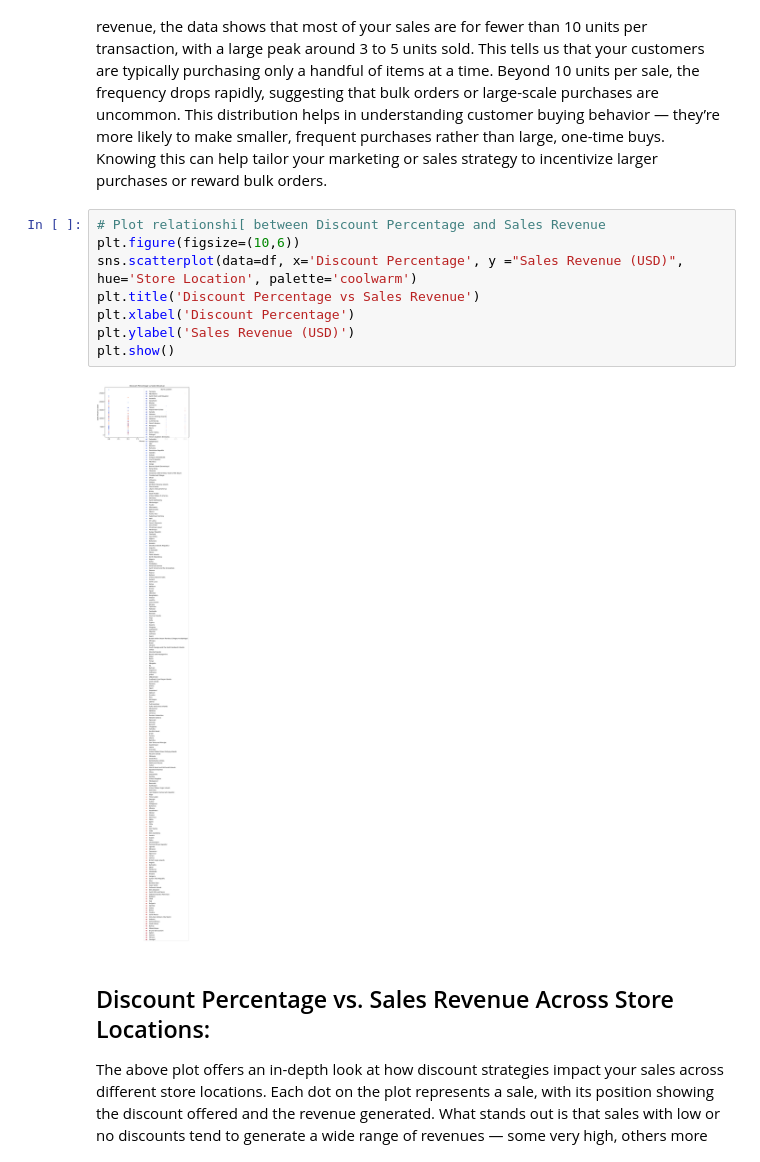
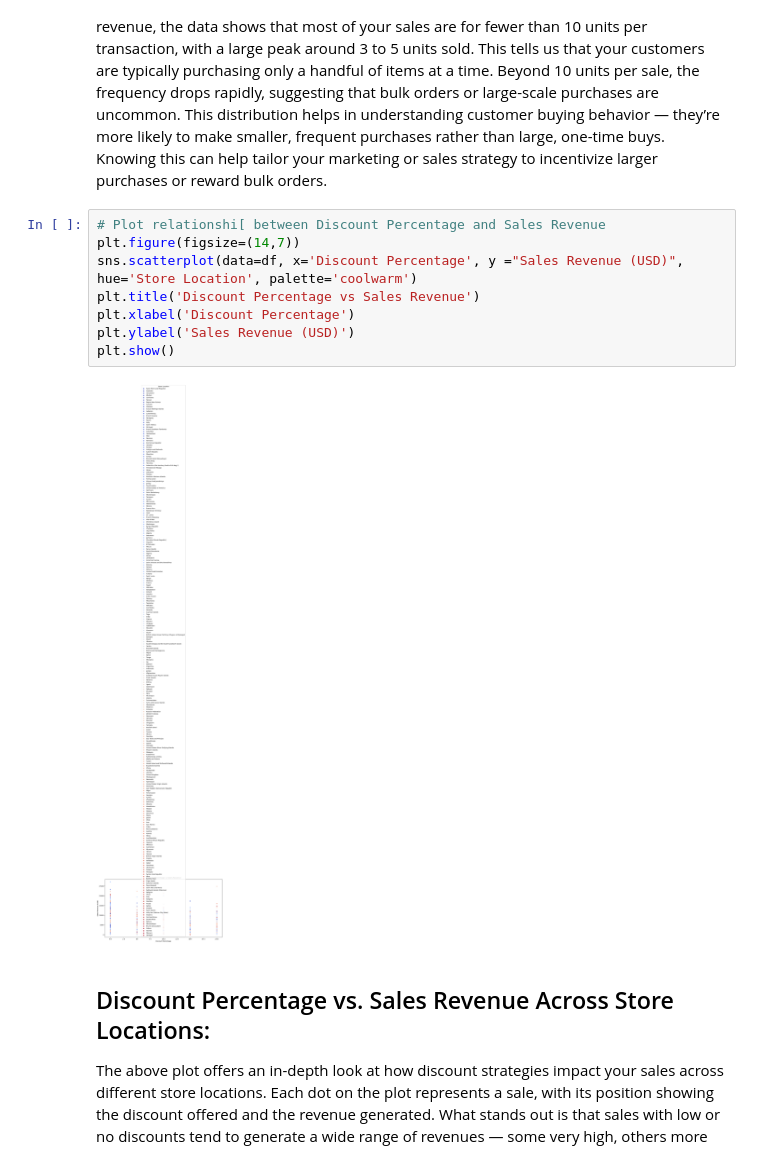
Before and after one commit to CarlitoCrankie/Brainwave_Matrix_Intern, a Jupyter notebook: TASK1/Sales_analysis.ipynb, the cells around one changed output. Cells and saved outputs as stored; diff of their text form.

```diff
--- a/TASK1/Sales_analysis.ipynb
+++ b/TASK1/Sales_analysis.ipynb
@@ -89,14 +89,14 @@ The first chart tells the story of how your sales revenue is distributed across
 In the second chart, we’re looking at how many units are sold per transaction. Similar to revenue, the data shows that most of your sales are for fewer than 10 units per transaction, with a large peak around 3 to 5 units sold. This tells us that your customers are typically purchasing only a handful of items at a time. Beyond 10 units per sale, the frequency drops rapidly, suggesting that bulk orders or large-scale purchases are uncommon. This distribution helps in understanding customer buying behavior — they’re more likely to make smaller, frequent purchases rather than large, one-time buys. Knowing this can help tailor your marketing or sales strategy to incentivize larger purchases or reward bulk orders.
 # %%
 # Plot relationshi[ between Discount Percentage and Sales Revenue
-plt.figure(figsize=(10,6))
+plt.figure(figsize=(14,7))
 sns.scatterplot(data=df, x='Discount Percentage', y ="Sales Revenue (USD)", hue='Store Location', palette='coolwarm')
 plt.title('Discount Percentage vs Sales Revenue')
 plt.xlabel('Discount Percentage')
 plt.ylabel('Sales Revenue (USD)')
 plt.show()
 # %% [output]
-[figure, old version]
+[figure, new version]
 # %% [markdown]
 ## Discount Percentage vs. Sales Revenue Across Store Locations: ##
 
```
Also changed, not shown: parts of 14 cells of this notebook, 1 other file.
